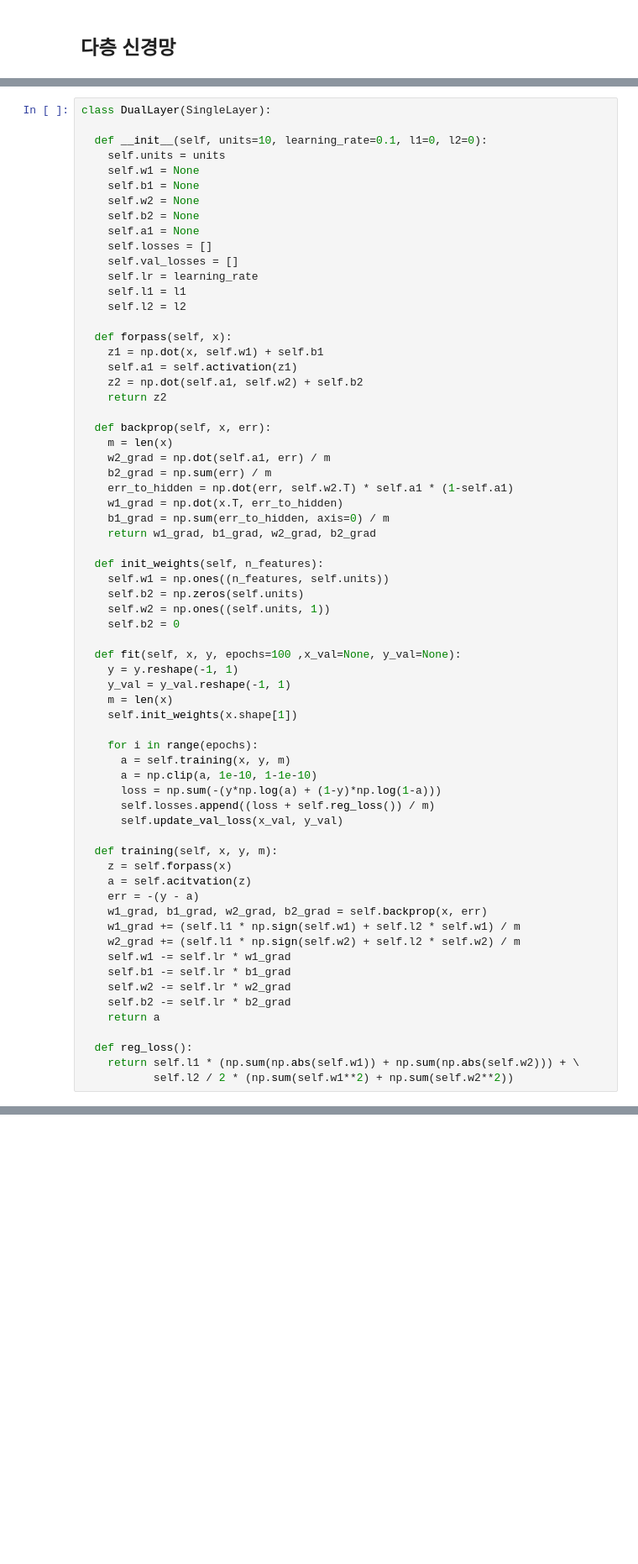
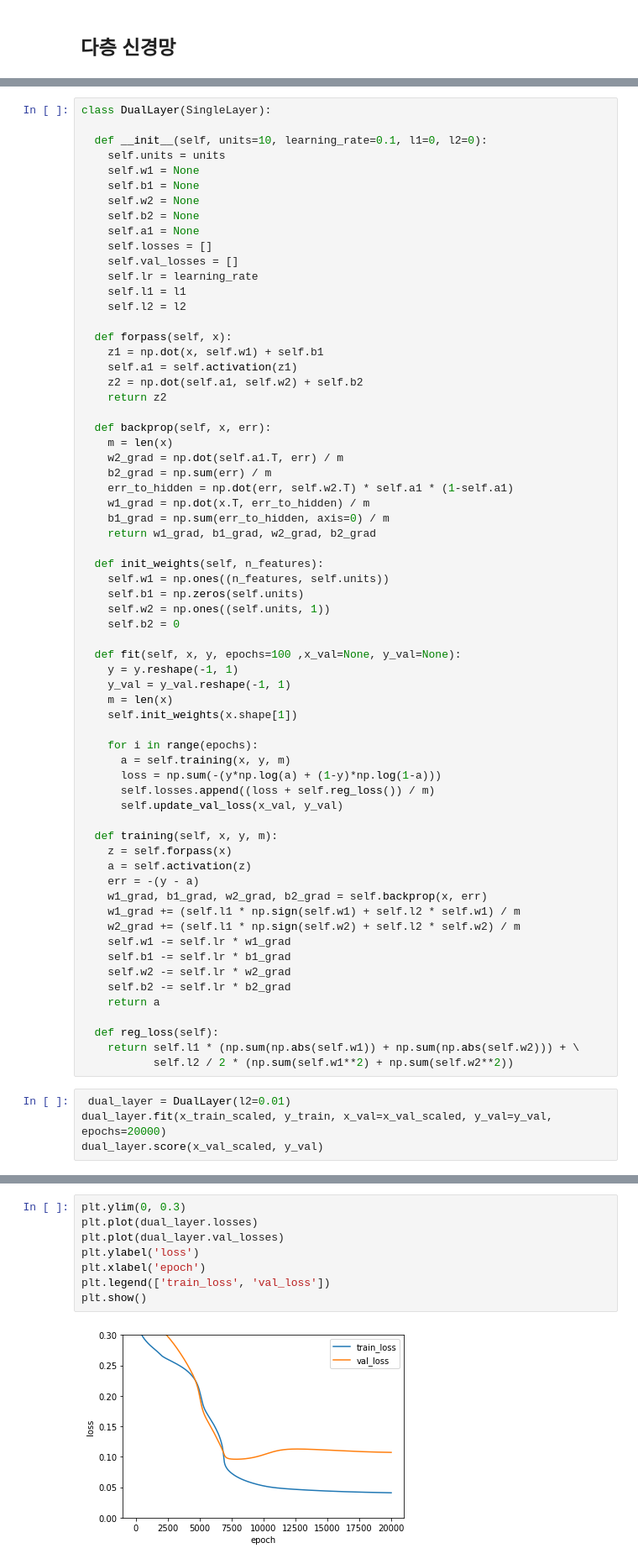
Before and after one commit to Dltmd202/DeepLearningStudy, a Jupyter notebook: DeepLearning.ipynb, the cells around one changed output, grey strips where cells are left out. Shown: that part at 84% size. Saved outputs shown, nothing was run; the diff lists cells and outputs as text; blank space fills up the shorter version.

```diff
--- a/DeepLearning.ipynb
+++ b/DeepLearning.ipynb
@@ -608,16 +670,16 @@ class DualLayer(SingleLayer):
 
   def backprop(self, x, err):
     m = len(x)
-    w2_grad = np.dot(self.a1, err) / m
+    w2_grad = np.dot(self.a1.T, err) / m
     b2_grad = np.sum(err) / m
     err_to_hidden = np.dot(err, self.w2.T) * self.a1 * (1-self.a1)
-    w1_grad = np.dot(x.T, err_to_hidden)
+    w1_grad = np.dot(x.T, err_to_hidden) / m
     b1_grad = np.sum(err_to_hidden, axis=0) / m
     return w1_grad, b1_grad, w2_grad, b2_grad
 
   def init_weights(self, n_features):
     self.w1 = np.ones((n_features, self.units))
-    self.b2 = np.zeros(self.units)
+    self.b1 = np.zeros(self.units)
     self.w2 = np.ones((self.units, 1))
     self.b2 = 0
 
@@ -629,14 +691,13 @@ class DualLayer(SingleLayer):
 
     for i in range(epochs):
       a = self.training(x, y, m)
-      a = np.clip(a, 1e-10, 1-1e-10)
       loss = np.sum(-(y*np.log(a) + (1-y)*np.log(1-a)))
       self.losses.append((loss + self.reg_loss()) / m)
       self.update_val_loss(x_val, y_val)
 
   def training(self, x, y, m):
     z = self.forpass(x)
-    a = self.acitvation(z)
+    a = self.activation(z)
     err = -(y - a)
     w1_grad, b1_grad, w2_grad, b2_grad = self.backprop(x, err)
     w1_grad += (self.l1 * np.sign(self.w1) + self.l2 * self.w1) / m
@@ -647,6 +708,10 @@ class DualLayer(SingleLayer):
     self.b2 -= self.lr * b2_grad
     return a
 
-  def reg_loss():
+  def reg_loss(self):
     return self.l1 * (np.sum(np.abs(self.w1)) + np.sum(np.abs(self.w2))) + \
            self.l2 / 2 * (np.sum(self.w1**2) + np.sum(self.w2**2))
+# %%
+ dual_layer = DualLayer(l2=0.01)
+dual_layer.fit(x_train_scaled, y_train, x_val=x_val_scaled, y_val=y_val, epochs=20000)
+dual_layer.score(x_val_scaled, y_val)
@@ -652,0 +720,10 @@ class DualLayer(SingleLayer):
+# %%
+plt.ylim(0, 0.3)
+plt.plot(dual_layer.losses)
+plt.plot(dual_layer.val_losses)
+plt.ylabel('loss')
+plt.xlabel('epoch')
+plt.legend(['train_loss', 'val_loss'])
+plt.show()
+# %% [output]
+[figure, added]
```
Also changed, not shown: parts of 14 cells of this notebook.
